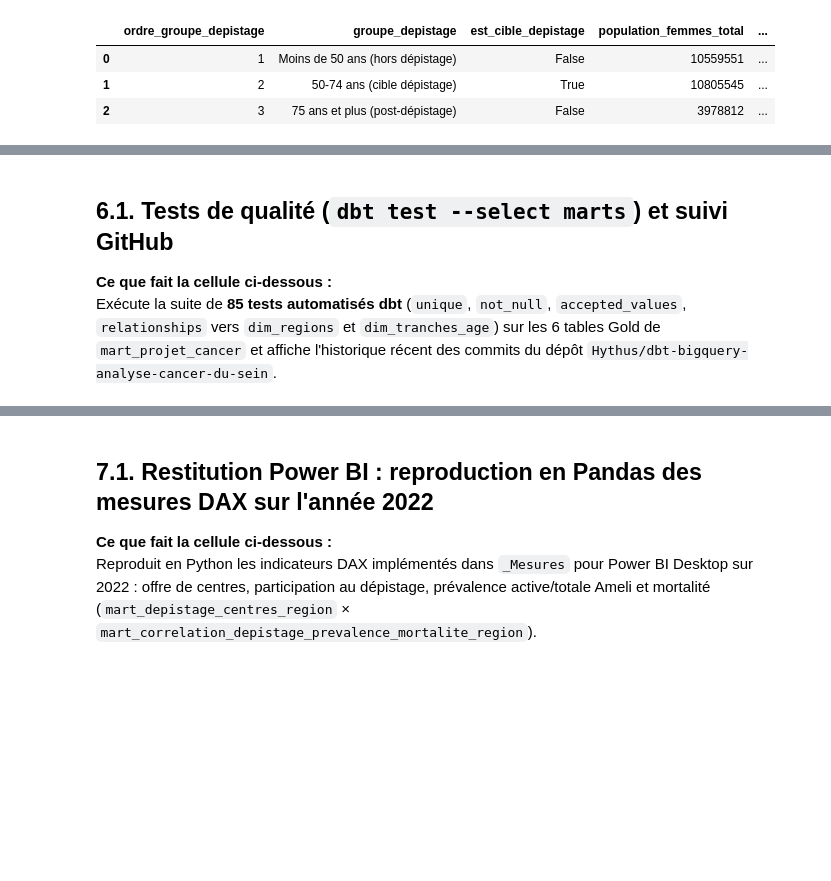
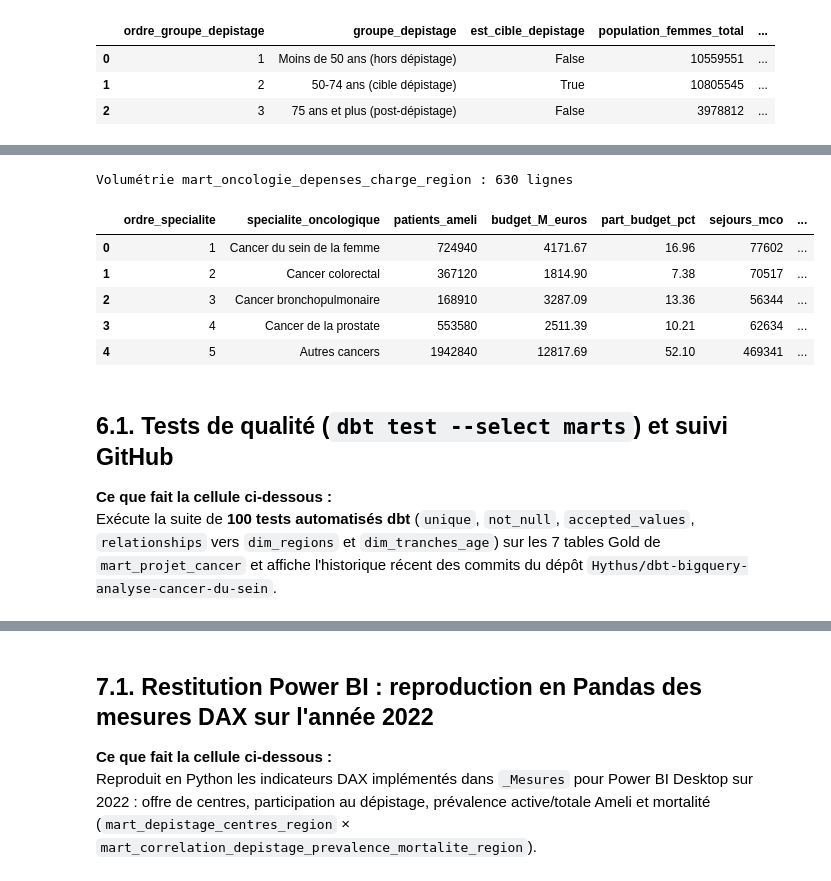
Before and after one commit to Hythus/dbt-bigquery-analyse-cancer-du-sein, a Jupyter notebook: Partie Val.ipynb, the cells around one changed output, grey strips where cells are left out. Cells and saved outputs as stored; diff of their text form; code cells hidden in the pictures; blank space fills up the shorter version.

Commit message:
feat(marts): ajout mart_oncologie_depenses_charge_region (budget et charge hospitaliere par specialite) et mise a jour notebook Partie Val

```diff
--- a/Partie Val.ipynb
+++ b/Partie Val.ipynb
@@ -898,8 +903,37 @@ display(client.query(query_corr_age_2022).to_dataframe())
+# %%
+query_onco_2022 = f"""
+SELECT
+    ordre_specialite,
+    specialite_oncologique,
+    SUM(nb_patients_ameli) AS patients_ameli,
+    ROUND(SUM(depense_totale_euros) / 1e6, 2) AS budget_M_euros,
+    ROUND(100 * SUM(depense_totale_euros) / SUM(SUM(depense_totale_euros)) OVER(), 2) AS part_budget_pct,
+    SUM(nb_sejours_total) AS sejours_mco,
+    ROUND(100 * SUM(nb_sejours_total) / SUM(SUM(nb_sejours_total)) OVER(), 2) AS part_sejours_pct,
+    ROUND(SUM(nb_journees_estimees), 0) AS journees_estimees,
+    ROUND(100 * SUM(nb_journees_estimees) / SUM(SUM(nb_journees_estimees)) OVER(), 2) AS part_journees_pct
+FROM `{PROJECT_ID}.mart_projet_cancer.mart_oncologie_depenses_charge_region`
+WHERE annee = 2022
+GROUP BY 1, 2
+ORDER BY 1
+"""
+df_onco_2022 = client.query(query_onco_2022).to_dataframe()
+tbl_onco = client.get_table(f"{PROJECT_ID}.mart_projet_cancer.mart_oncologie_depenses_charge_region")
+print(f"Volumétrie mart_oncologie_depenses_charge_region : {tbl_onco.num_rows:,} lignes")
+display(df_onco_2022)
+# %% [output]
+Volumétrie mart_oncologie_depenses_charge_region : 630 lignes
+|  | ordre_specialite | specialite_oncologique | patients_ameli | budget_M_euros | part_budget_pct | sejours_mco | ... |
+| 0 | 1 | Cancer du sein de la femme | 724940 | 4171.67 | 16.96 | 77602 | ... |
+| 1 | 2 | Cancer colorectal | 367120 | 1814.90 | 7.38 | 70517 | ... |
+| 2 | 3 | Cancer bronchopulmonaire | 168910 | 3287.09 | 13.36 | 56344 | ... |
+| 3 | 4 | Cancer de la prostate | 553580 | 2511.39 | 10.21 | 62634 | ... |
+| 4 | 5 | Autres cancers | 1942840 | 12817.69 | 52.10 | 469341 | ... |
 # %% [markdown]
 ## 6.1. Tests de qualité (`dbt test --select marts`) et suivi GitHub
 
 **Ce que fait la cellule ci-dessous :**
-Exécute la suite de **85 tests automatisés dbt** (`unique`, `not_null`, `accepted_values`, `relationships` vers `dim_regions` et `dim_tranches_age`) sur les 6 tables Gold de `mart_projet_cancer` et affiche l'historique récent des commits du dépôt `Hythus/dbt-bigquery-analyse-cancer-du-sein`.
+Exécute la suite de **100 tests automatisés dbt** (`unique`, `not_null`, `accepted_values`, `relationships` vers `dim_regions` et `dim_tranches_age`) sur les 7 tables Gold de `mart_projet_cancer` et affiche l'historique récent des commits du dépôt `Hythus/dbt-bigquery-analyse-cancer-du-sein`.
 # %%
 cmd_test = [str(DBT_EXE), "test", "--select", "marts", "--project-dir", str(DBT_PROJECT_DIR)]
 res_test = subprocess.run(cmd_test, capture_output=True, text=True)
```
Also changed, not shown: parts of 4 cells of this notebook, 4 other files.
